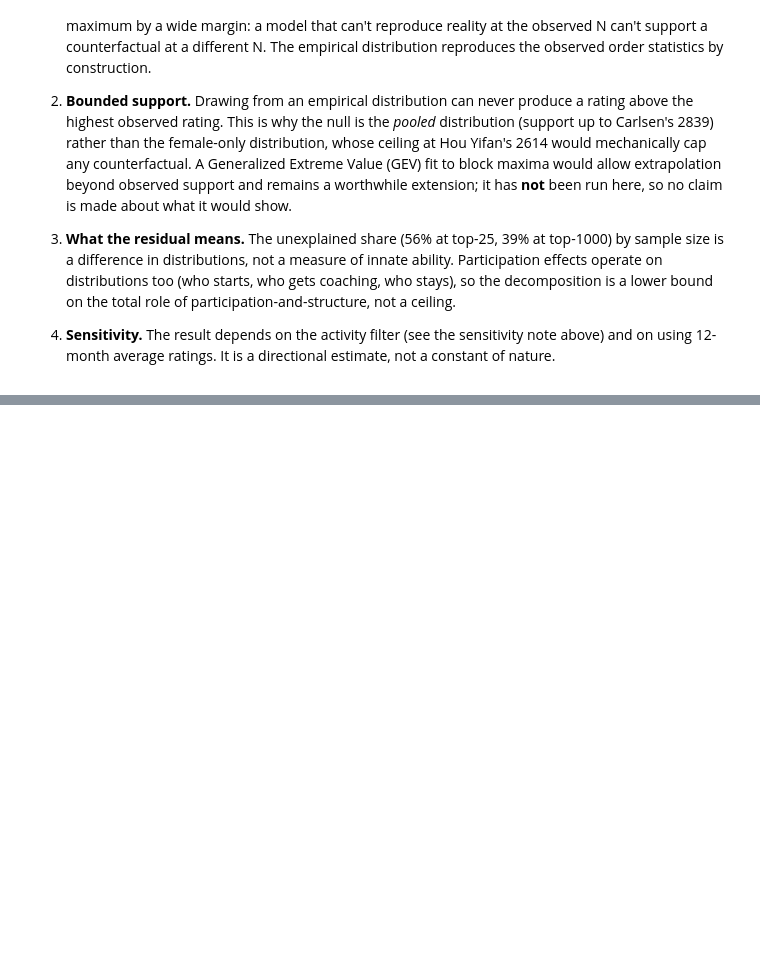
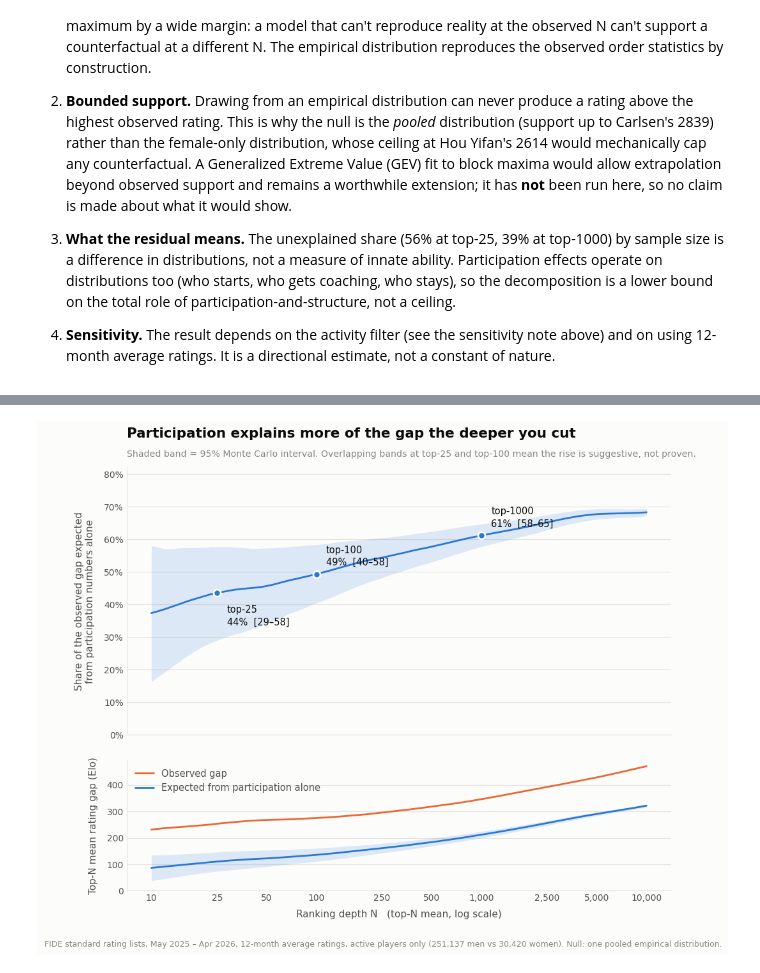
Before and after one commit to anp-exe/women-in-chess-analysis, a Jupyter notebook: analysis.ipynb, the cells around one changed output, grey strips where cells are left out. Saved outputs shown, nothing was run; the diff lists cells and outputs as text; code cells hidden in the pictures; blank space fills up the shorter version.

```diff
--- a/analysis.ipynb
+++ b/analysis.ipynb
@@ -1020,0 +1181,73 @@ worth being upfront about:
+# %%
+# ---------------------------------------------------------------------------
+# FIGURE: the participation share is a curve, not a constant
+# ---------------------------------------------------------------------------
+import matplotlib.pyplot as plt
+from matplotlib.ticker import FuncFormatter
+
+INK, INK2, INK3 = "#0b0b0b", "#52514e", "#8a8880"
+BLUE, ORANGE, GRID = "#2a78d6", "#eb6834", "#e4e3df"
+SURFACE = "#fcfcfb"
+
+fig, (ax, ax2) = plt.subplots(
+    2, 1, figsize=(11, 8.6), sharex=True,
+    gridspec_kw={"height_ratios": [2.05, 1], "hspace": 0.13},
+)
+fig.patch.set_facecolor(SURFACE)
+
+# --- panel 1: % of the gap explained by participation ----------------------
+ax.set_facecolor(SURFACE)
+ax.fill_between(curve.N, curve.pct_lo, curve.pct_hi, color=BLUE, alpha=0.15, lw=0)
+ax.plot(curve.N, curve.pct, color=BLUE, lw=2, solid_capstyle="round", zorder=3)
+
+for k, va in [(25, "top"), (100, "bottom"), (1000, "bottom")]:
+    r = curve.iloc[int(np.argmin(np.abs(curve.N - k)))]
+    ax.plot([r.N], [r.pct], "o", ms=8, color=BLUE, mec=SURFACE, mew=2, zorder=4)
+    ax.annotate(f"top-{k}\n{r.pct:.0f}%  [{r.pct_lo:.0f}–{r.pct_hi:.0f}]",
+                (r.N, r.pct), textcoords="offset points",
+                xytext=(11, 10 if va == "bottom" else -36),
+                fontsize=10.5, color=INK, weight="medium", linespacing=1.35)
+
+ax.set_xscale("log")
+ax.set_ylim(0, 82)
+ax.set_ylabel("Share of the observed gap expected\nfrom participation numbers alone",
+              fontsize=11, color=INK2, labelpad=10)
+ax.yaxis.set_major_formatter(FuncFormatter(lambda v, _: f"{v:.0f}%"))
+ax.set_title("Participation explains more of the gap the deeper you cut",
+             fontsize=15.5, color=INK, weight="semibold", loc="left", pad=34)
+ax.text(0, 1.035,
+        "Shaded band = 95% Monte Carlo interval. Overlapping bands at top-25 and top-100 mean the rise is "
+        "suggestive, not proven.",
+        transform=ax.transAxes, fontsize=10.2, color=INK3, va="bottom")
+
+# --- panel 2: the two gaps it is a ratio of --------------------------------
+ax2.set_facecolor(SURFACE)
+ax2.plot(curve.N, curve.obs_gap, color=ORANGE, lw=2, label="Observed gap", solid_capstyle="round")
+ax2.fill_between(curve.N, exp_lo, exp_hi, color=BLUE, alpha=0.15, lw=0)
+ax2.plot(curve.N, curve.exp_gap, color=BLUE, lw=2, label="Expected from participation alone",
+         solid_capstyle="round")
+ax2.set_ylabel("Top-N mean rating gap (Elo)", fontsize=11, color=INK2, labelpad=10)
+ax2.set_xlabel("Ranking depth N   (top-N mean, log scale)", fontsize=11, color=INK2, labelpad=8)
+ax2.set_ylim(0, None)
+leg = ax2.legend(frameon=False, fontsize=10.5, loc="upper left", labelcolor=INK2)
+ax2.set_xticks([10, 25, 50, 100, 250, 500, 1000, 2500, 5000, 10000])
+ax2.get_xaxis().set_major_formatter(FuncFormatter(lambda v, _: f"{int(v):,}"))
+ax2.minorticks_off()
+
+for a in (ax, ax2):
+    a.grid(axis="y", color=GRID, lw=0.8)
+    a.set_axisbelow(True)
+    for side in ("top", "right"):
+        a.spines[side].set_visible(False)
+    for side in ("left", "bottom"):
+        a.spines[side].set_color(GRID)
+    a.tick_params(colors=INK2, labelsize=10, length=0)
+
+fig.text(0.008, 0.008,
+         "FIDE standard rating lists, May 2025 – Apr 2026, 12-month average ratings, active players only "
+         f"({len(men):,} men vs {len(women):,} women). Null: one pooled empirical distribution.",
+         fontsize=9, color=INK3)
+fig.savefig("figures/q4_depth_curve.png", dpi=200, bbox_inches="tight", facecolor=SURFACE)
+plt.show()
+# %% [output]
+[figure, added]
```
Also changed, not shown: parts of 15 cells of this notebook, 8 other files.
